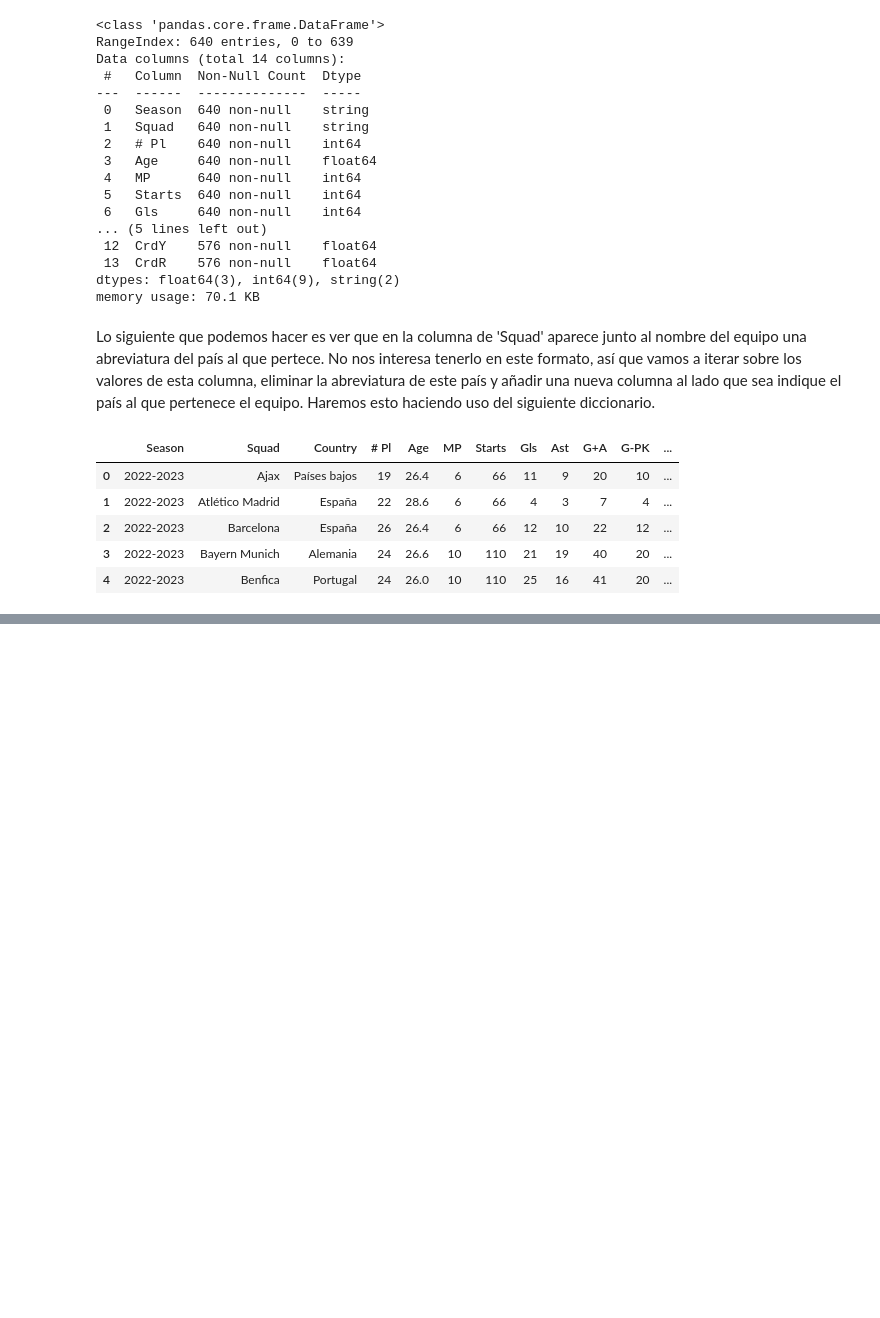
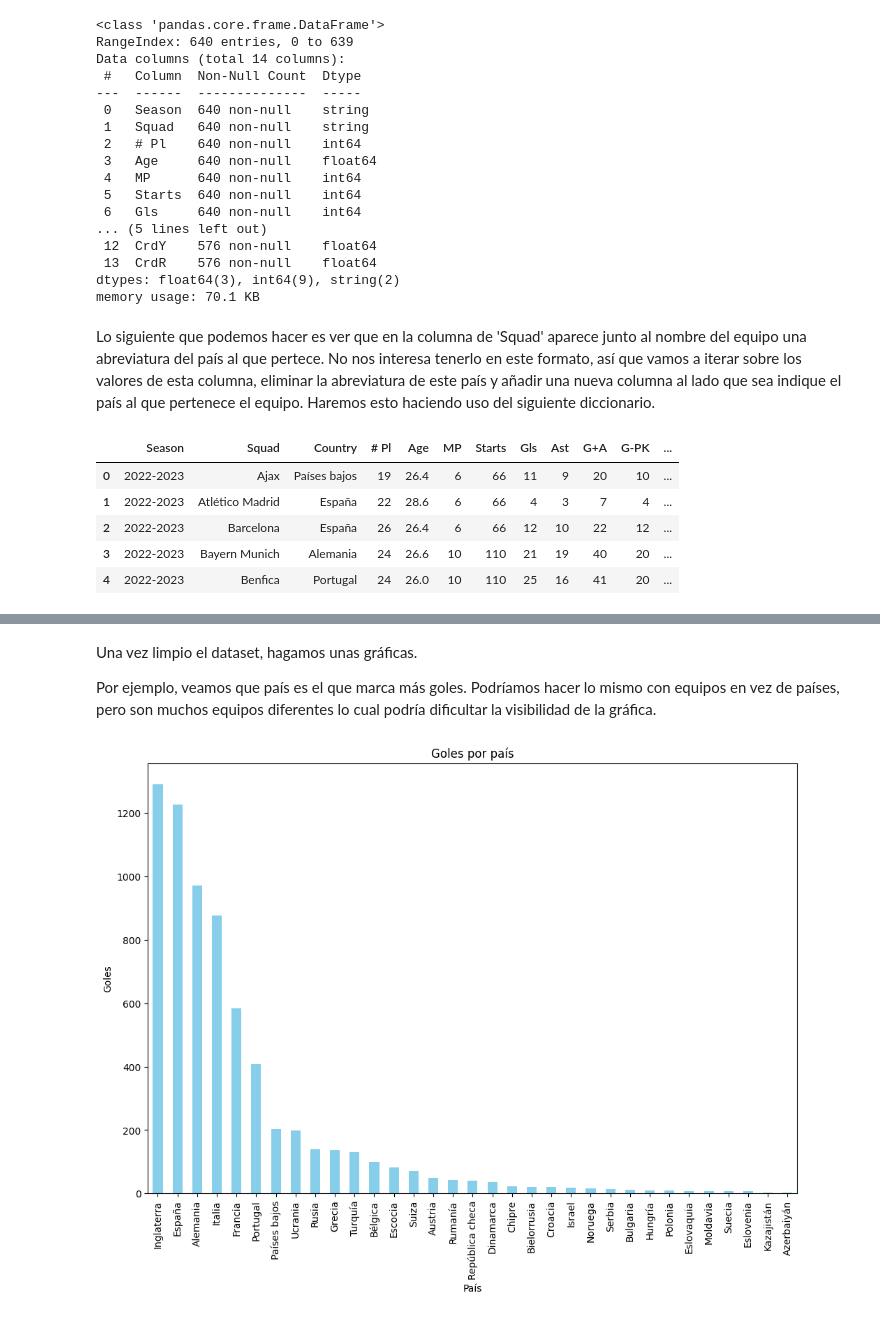
Before and after one commit to lauralardies/uefa_analisis, a Jupyter notebook: UEFA/analisis/limpieza.ipynb, the cells around one changed output, grey strips where cells are left out. Saved outputs shown, nothing was run; the diff lists cells and outputs as text; code cells hidden in the pictures; blank space fills up the shorter version.

Commit message:
empezamos gráficas

```diff
--- a/UEFA/analisis/limpieza.ipynb
+++ b/UEFA/analisis/limpieza.ipynb
@@ -209,0 +202,17 @@ equipos.head()
+# %% [markdown]
+Una vez limpio el dataset, hagamos unas gráficas.
+
+Por ejemplo, veamos que país es el que marca más goles. Podríamos hacer lo mismo con equipos en vez de países, pero son muchos equipos diferentes lo cual podría dificultar la visibilidad de la gráfica.
+# %%
+# Primero agrupamos por país
+goles_por_pais = equipos.groupby('Country')['Gls'].sum().sort_values(ascending=False)
+
+# Graficamos
+plt.figure(figsize=(12, 8))
+goles_por_pais.plot(kind='bar', color='skyblue')
+plt.title('Goles por país')
+plt.xlabel('País')
+plt.ylabel('Goles')
+plt.show()
+# %% [output]
+[figure, added]
```
Also changed, not shown: parts of 1 cell of this notebook.
